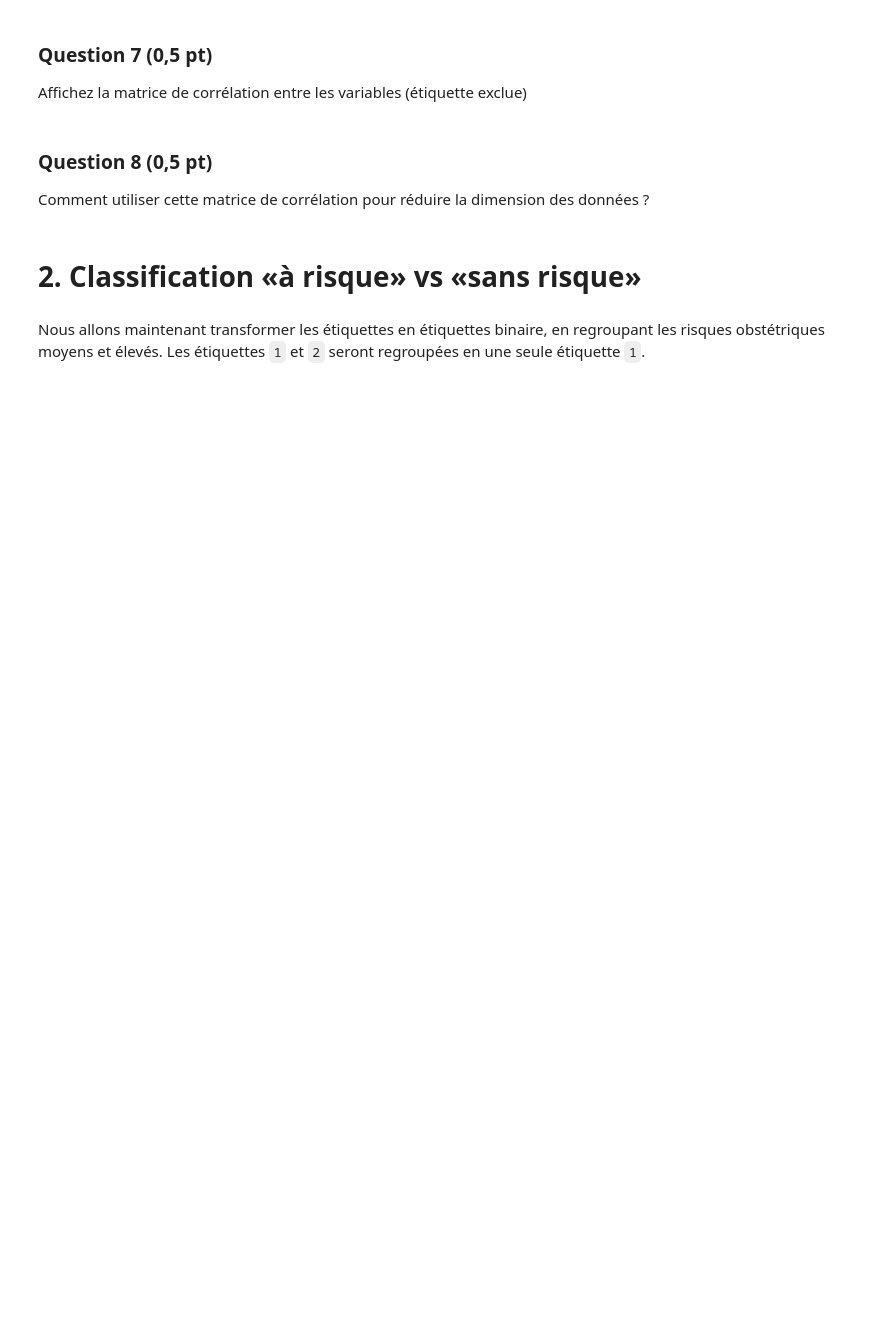
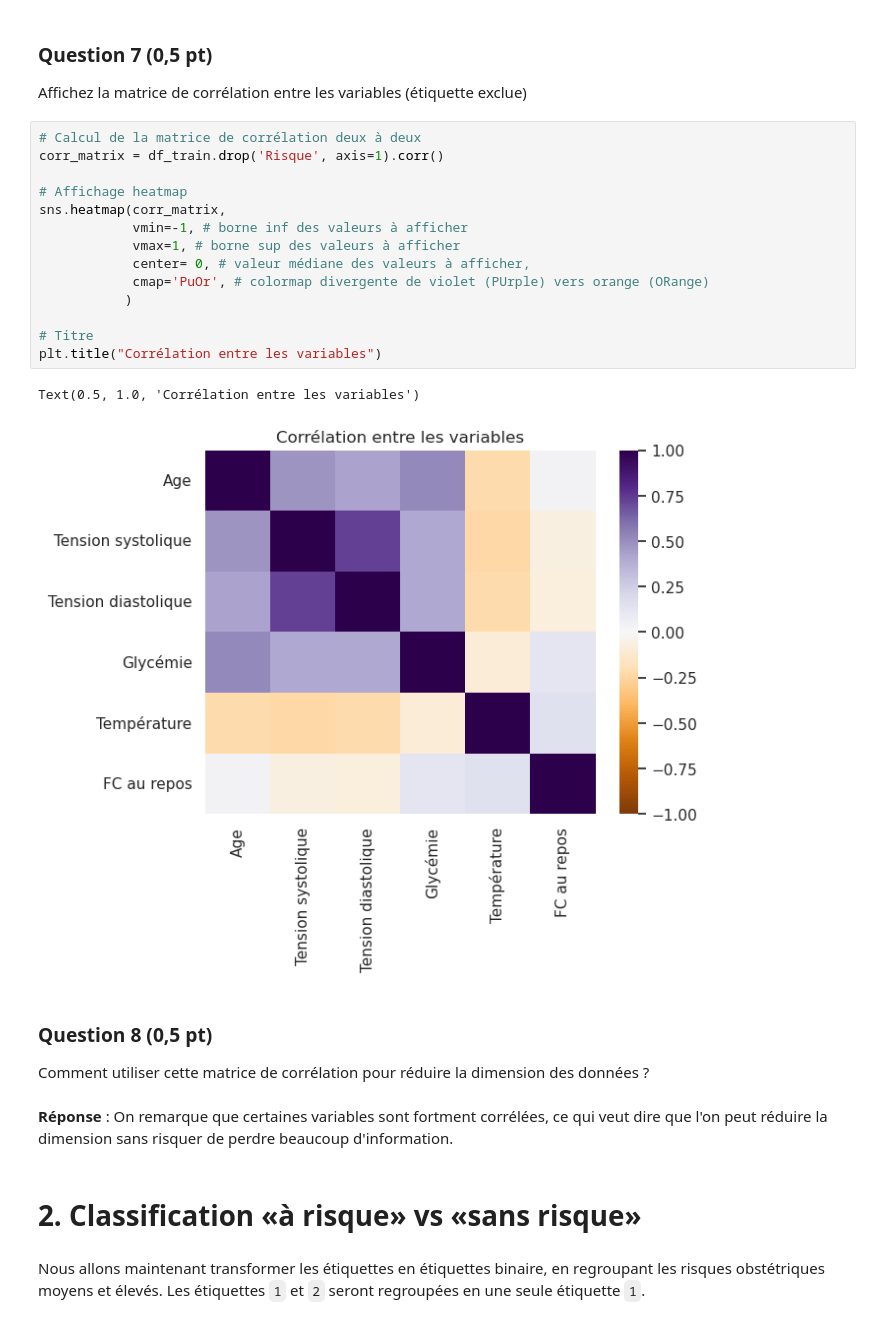
Before and after one commit to Kataevskii/projet-data, a Jupyter notebook: Projet.ipynb, the cells around one changed output. Saved outputs shown, nothing was run; the diff lists cells and outputs as text; blank space fills up the shorter version.

```diff
--- a/Projet.ipynb
+++ b/Projet.ipynb
@@ -120,10 +143,29 @@ Pensez-vous utile d'utiliser cette ACP pour réduire la dimension des données p
 # %% [markdown]
 ### Question 7 (0,5 pt)
 Affichez la matrice de corrélation entre les variables (étiquette exclue)
+# %%
+# Calcul de la matrice de corrélation deux à deux
+corr_matrix = df_train.drop('Risque', axis=1).corr()
+
+# Affichage heatmap
+sns.heatmap(corr_matrix,
+            vmin=-1, # borne inf des valeurs à afficher
+            vmax=1, # borne sup des valeurs à afficher
+            center= 0, # valeur médiane des valeurs à afficher,
+            cmap='PuOr', # colormap divergente de violet (PUrple) vers orange (ORange)
+           )
+
+# Titre
+plt.title("Corrélation entre les variables")
+# %% [output]
+Text(0.5, 1.0, 'Corrélation entre les variables')
+[figure, added]
 # %% [markdown]
 ### Question 8 (0,5 pt)
 
 Comment utiliser cette matrice de corrélation pour réduire la dimension des données ?
+# %% [markdown]
+__Réponse__ : On remarque que certaines variables sont fortment corrélées, ce qui veut dire que l'on peut réduire la dimension sans risquer de perdre beaucoup d'information.
 # %% [markdown]
 # 2. Classification «à risque» vs «sans risque»
 # %% [markdown]
```
Also changed, not shown: parts of 13 cells of this notebook.
